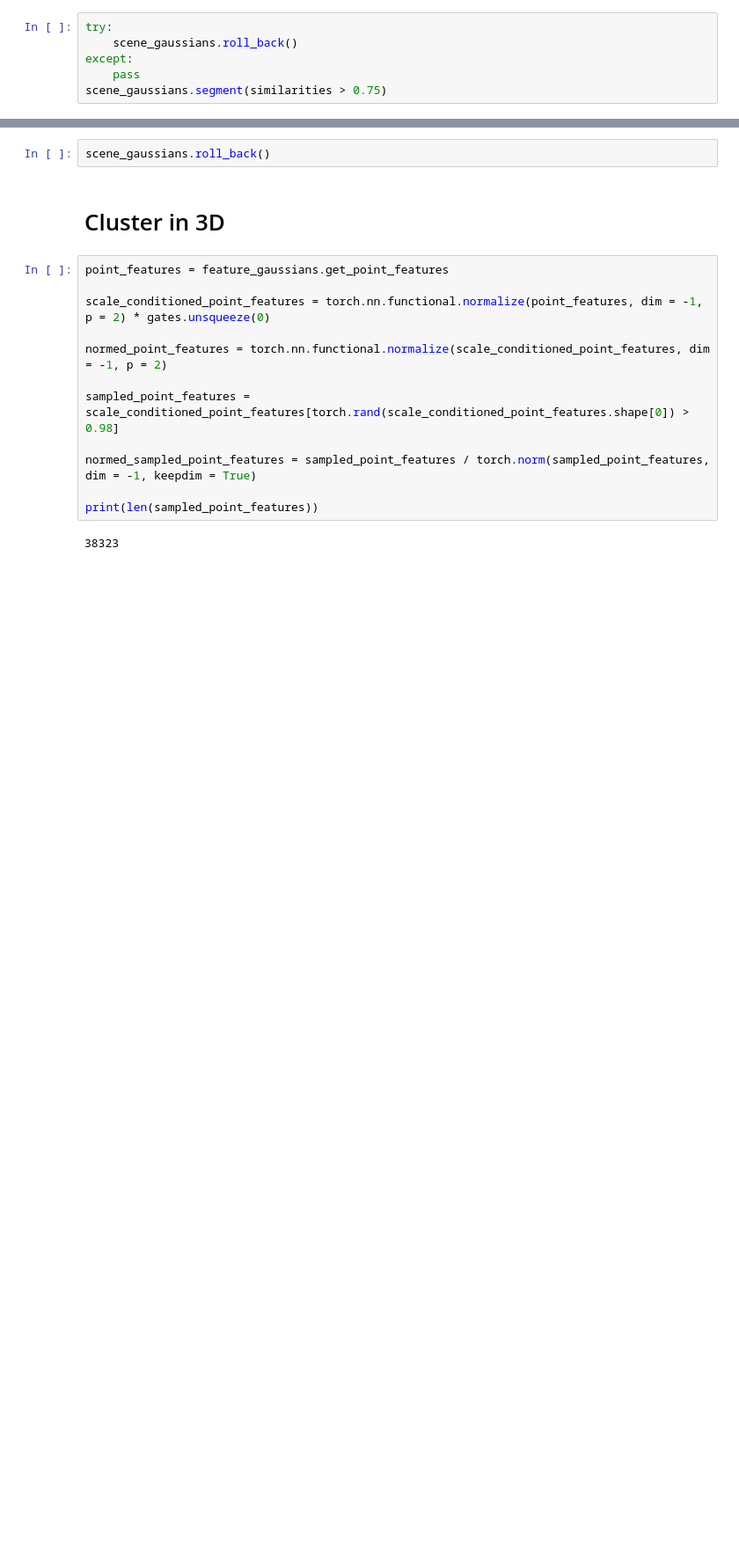
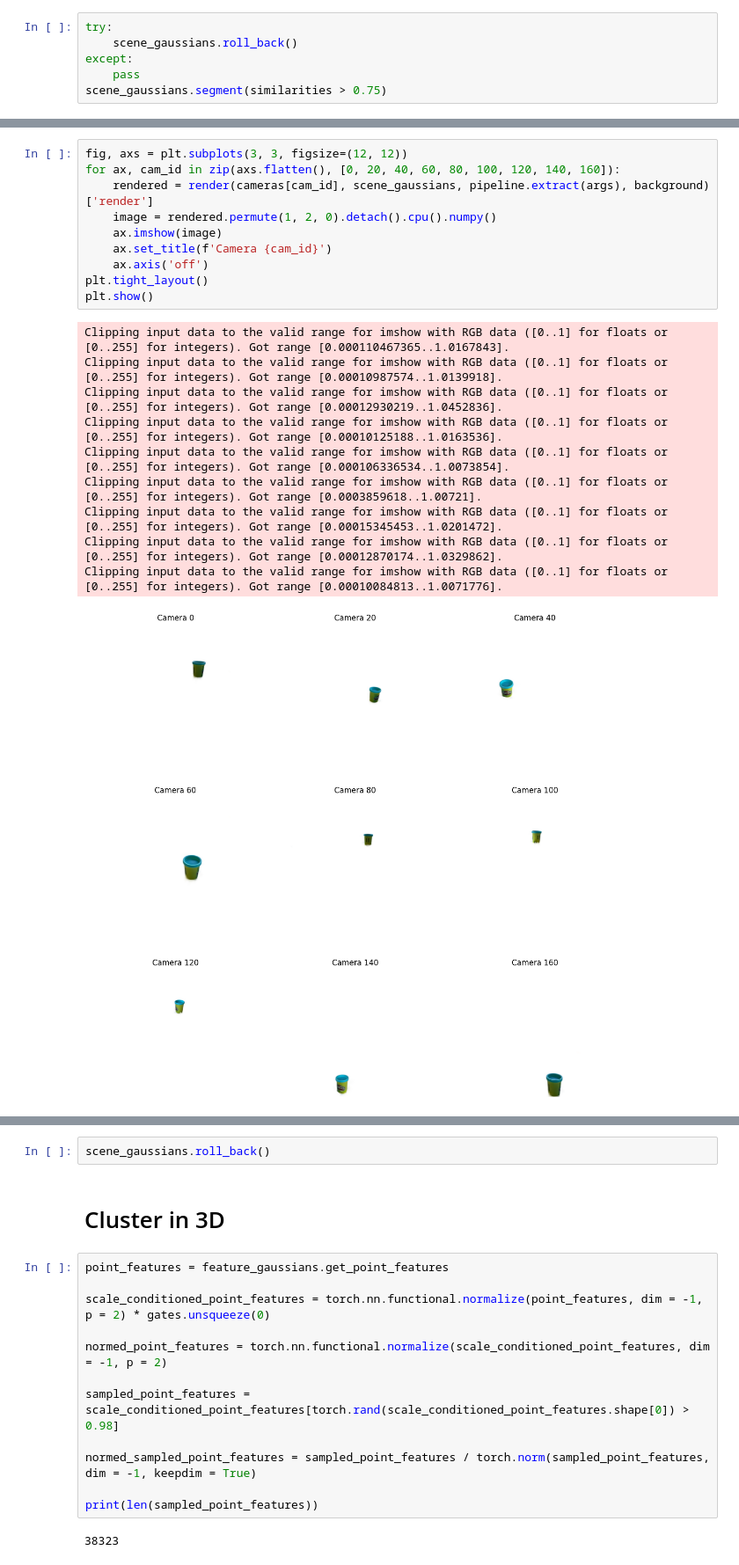
Before and after one commit to matt576/3dgs-diff, a Jupyter notebook: SegAnyGAussians/3dgs-diff.ipynb, the cells around one changed output, grey strips where cells are left out. Shown at 88% size. Saved outputs shown, nothing was run; the diff lists cells and outputs as text; blank space fills up the shorter version.

```diff
--- a/SegAnyGAussians/3dgs-diff.ipynb
+++ b/SegAnyGAussians/3dgs-diff.ipynb
@@ -348,0 +374,21 @@ Clipping input data to the valid range for imshow with RGB data ([0..1] for floa
+# %%
+fig, axs = plt.subplots(3, 3, figsize=(12, 12))
+for ax, cam_id in zip(axs.flatten(), [0, 20, 40, 60, 80, 100, 120, 140, 160]):
+    rendered = render(cameras[cam_id], scene_gaussians, pipeline.extract(args), background)['render']
+    image = rendered.permute(1, 2, 0).detach().cpu().numpy()
+    ax.imshow(image)
+    ax.set_title(f'Camera {cam_id}')
+    ax.axis('off')
+plt.tight_layout()
+plt.show()
+# %% [output]
+Clipping input data to the valid range for imshow with RGB data ([0..1] for floats or [0..255] for integers). Got range [0.000110467365..1.0167843].
+Clipping input data to the valid range for imshow with RGB data ([0..1] for floats or [0..255] for integers). Got range [0.00010987574..1.0139918].
+Clipping input data to the valid range for imshow with RGB data ([0..1] for floats or [0..255] for integers). Got range [0.00012930219..1.0452836].
+Clipping input data to the valid range for imshow with RGB data ([0..1] for floats or [0..255] for integers). Got range [0.00010125188..1.0163536].
+Clipping input data to the valid range for imshow with RGB data ([0..1] for floats or [0..255] for integers). Got range [0.000106336534..1.0073854].
+Clipping input data to the valid range for imshow with RGB data ([0..1] for floats or [0..255] for integers). Got range [0.0003859618..1.00721].
+Clipping input data to the valid range for imshow with RGB data ([0..1] for floats or [0..255] for integers). Got range [0.00015345453..1.0201472].
+Clipping input data to the valid range for imshow with RGB data ([0..1] for floats or [0..255] for integers). Got range [0.00012870174..1.0329862].
+Clipping input data to the valid range for imshow with RGB data ([0..1] for floats or [0..255] for integers). Got range [0.00010084813..1.0071776].
+[figure, added]
```
Also changed, not shown: parts of 24 cells of this notebook.
